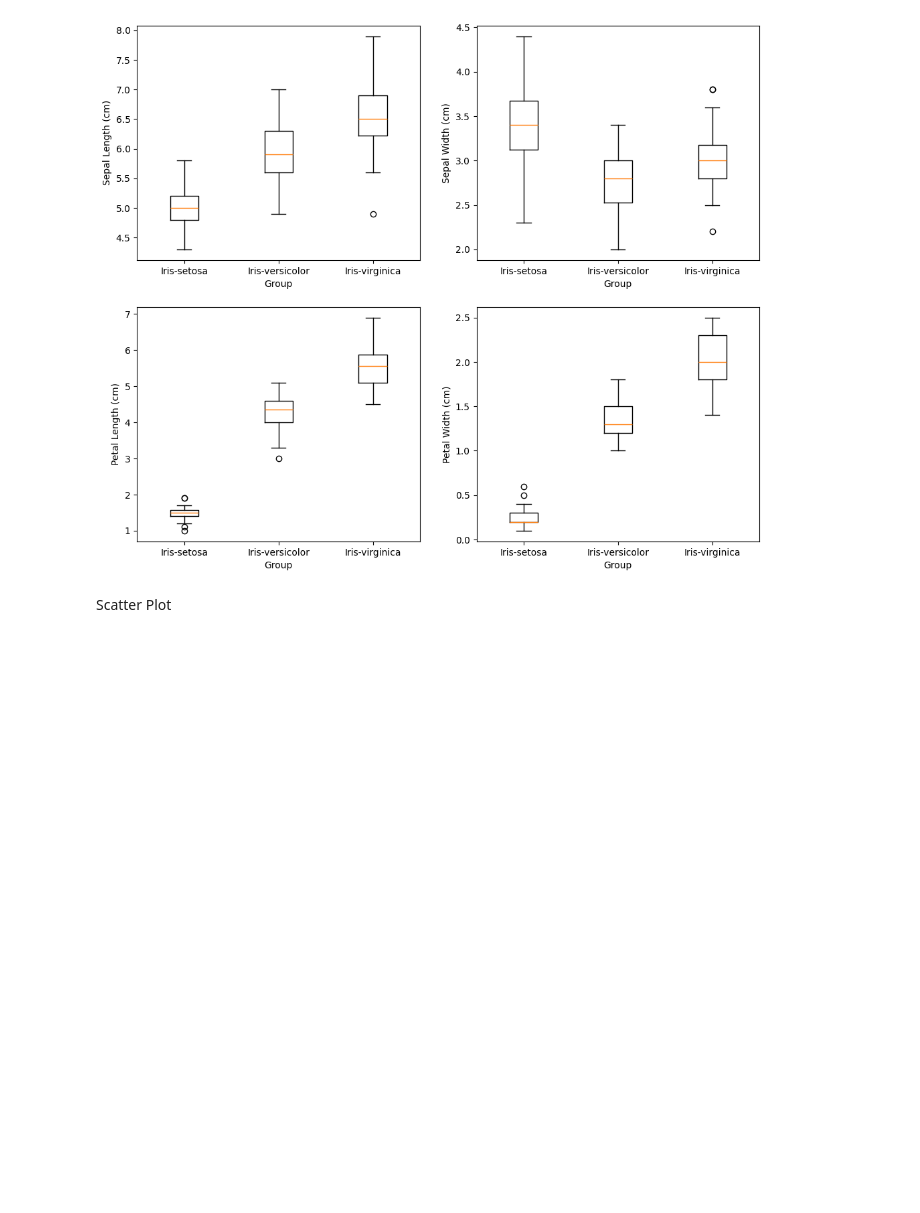
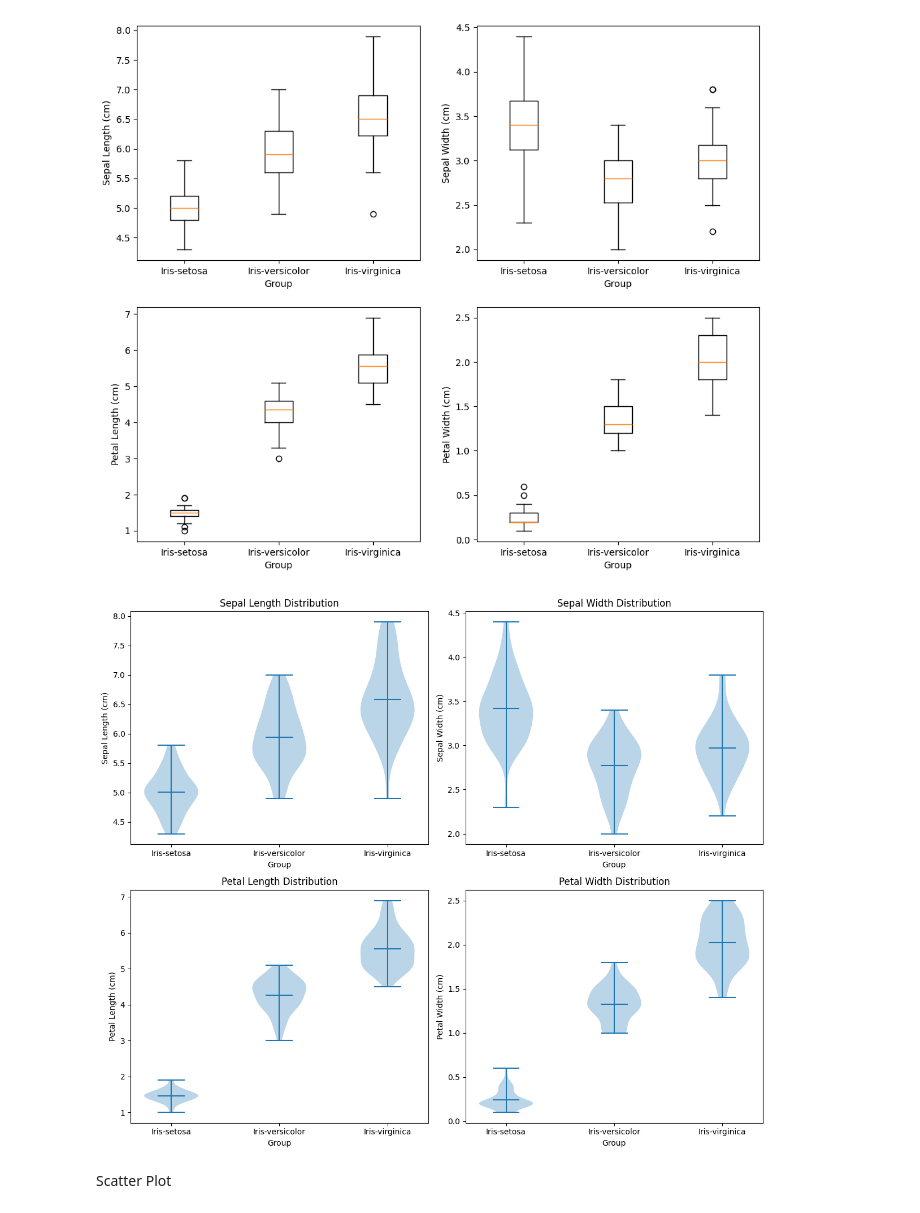
Before and after one commit to mta-phy/5820x, a Jupyter notebook: HWs/Project-1.ipynb, the cells around one changed output. Cells and saved outputs as stored; diff of their text form; code cells hidden in the pictures; blank space fills up the shorter version.

```diff
--- a/HWs/Project-1.ipynb
+++ b/HWs/Project-1.ipynb
@@ -146,6 +138,47 @@ plt.ylabel('Petal Width (cm)')
 plt.show()
 # %% [output]
 [figure]
+# %%
+import matplotlib.pyplot as plt
+
+plt.figure(figsize=(12, 10))
+
+# --- Sepal Length ---
+plt.subplot(2, 2, 1)
+plt.violinplot([S_length_0, S_length_1, S_length_2], positions=[1, 2, 3], showmeans=True)
+plt.xticks([1, 2, 3], ['Iris-setosa', 'Iris-versicolor', 'Iris-virginica'])
+plt.xlabel("Group")
+plt.ylabel("Sepal Length (cm)")
+plt.title("Sepal Length Distribution")
+
+# --- Sepal Width ---
+plt.subplot(2, 2, 2)
+plt.violinplot([S_width_0, S_width_1, S_width_2], positions=[1, 2, 3], showmeans=True)
+plt.xticks([1, 2, 3], ['Iris-setosa', 'Iris-versicolor', 'Iris-virginica'])
+plt.xlabel("Group")
+plt.ylabel("Sepal Width (cm)")
+plt.title("Sepal Width Distribution")
+
+# --- Petal Length ---
+plt.subplot(2, 2, 3)
+plt.violinplot([P_length_0, P_length_1, P_length_2], positions=[1, 2, 3], showmeans=True)
+plt.xticks([1, 2, 3], ['Iris-setosa', 'Iris-versicolor', 'Iris-virginica'])
+plt.xlabel("Group")
+plt.ylabel("Petal Length (cm)")
+plt.title("Petal Length Distribution")
+
+# --- Petal Width ---
+plt.subplot(2, 2, 4)
+plt.violinplot([P_width_0, P_width_1, P_width_2], positions=[1, 2, 3], showmeans=True)
+plt.xticks([1, 2, 3], ['Iris-setosa', 'Iris-versicolor', 'Iris-virginica'])
+plt.xlabel("Group")
+plt.ylabel("Petal Width (cm)")
+plt.title("Petal Width Distribution")
+
+plt.tight_layout()
+plt.show()
+# %% [output]
+[figure, added]
 # %% [markdown]
 Scatter Plot
 # %%
```
Also changed, not shown: parts of 4 cells of this notebook.
